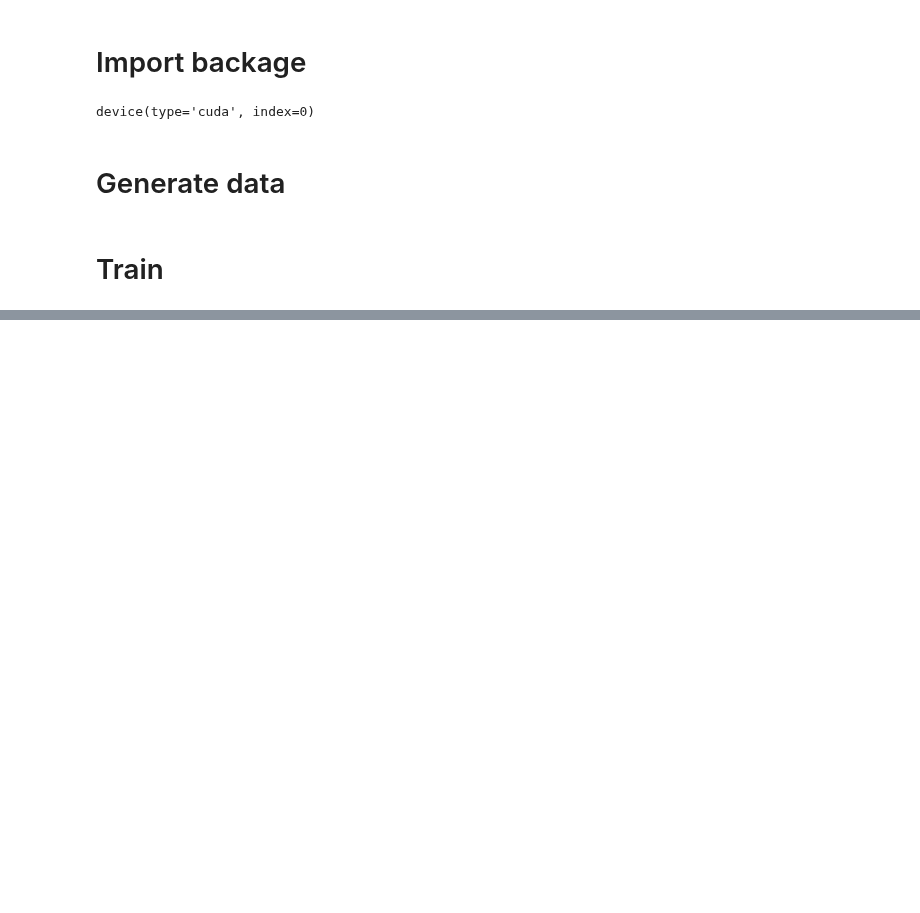
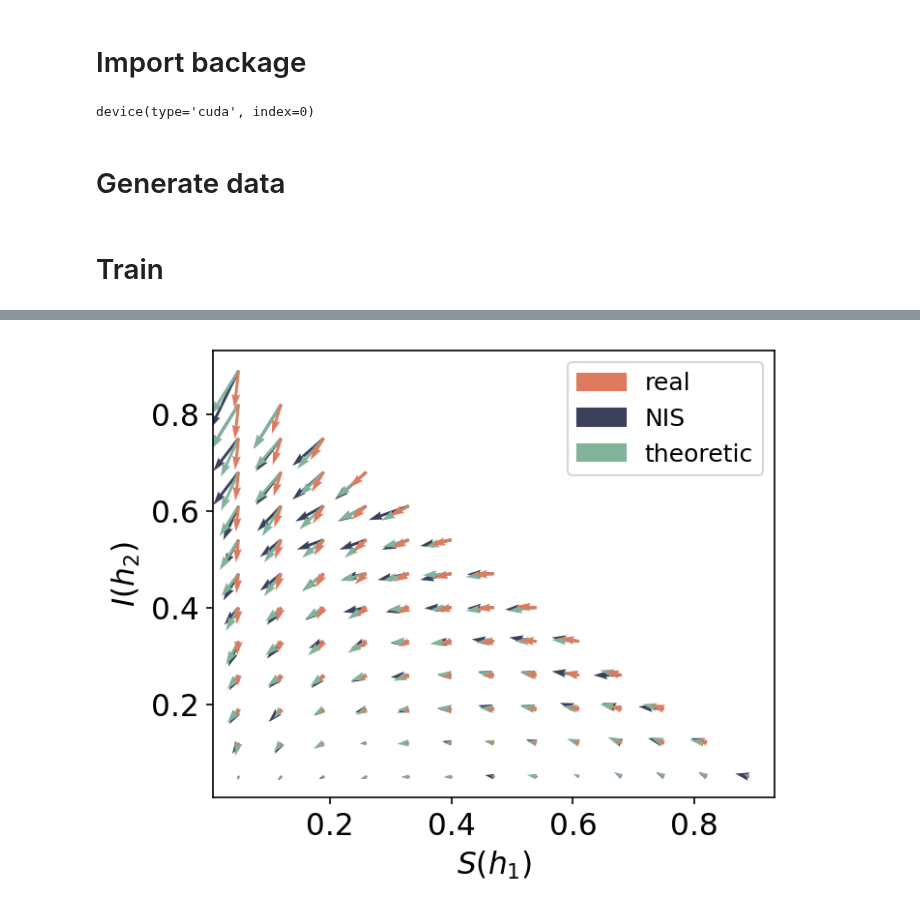
Before and after one commit to Matthew-ymz/Code-for-Finding-emergence-in-data-, a Jupyter notebook: exp/sir/SIR vector field.ipynb, the cells around one changed output, grey strips where cells are left out. Saved outputs shown, nothing was run; the diff lists cells and outputs as text; code cells hidden in the pictures; blank space fills up the shorter version.

```diff
--- a/exp/sir/SIR vector field.ipynb
+++ b/exp/sir/SIR vector field.ipynb
@@ -126,3 +103,35 @@ dd1_nis,dd2_nis=vector_func(net,jac_bool=False)
+# %%
+import matplotlib
+def SIR(s,i,lam=1,miu=0.5):
+    ds=-lam * s * i
+    di=lam * s * i - miu * i
+    return ds, di
+S, I = mesh(0.07)
+dSdt,dIdt = SIR(S,I)
+m=0.1
+dSdt,dIdt=m*dSdt,m*dIdt
+fig,ax = plt.subplots(figsize=(5,4),dpi=150)
+colorlabel = ['#F4F1DE','#DF7A5E','#3C405B','#82B29A','#F2CC8E']
+colors=[colorlabel[2]]*len(S)+[colorlabel[3]]*len(S)+[colorlabel[1]]*len(S)
+S=list(S)+list(S)+list(S)
+I=list(I)+list(I)+list(I)
+dd1_final=list(dd1_nis)+list(dd1_nis_jac)+list(dSdt)
+dd2_final=list(dd2_nis)+list(dd2_nis_jac)+list(dIdt)
+
+quiver = ax.quiver(S, I, dd1_final, dd2_final, width=0.005,color=colors)
+red_patch = matplotlib.patches.Patch(color=colorlabel[1], label='real')
+green_patch = matplotlib.patches.Patch(color=colorlabel[2], label='NIS')
+ran_patch = matplotlib.patches.Patch(color=colorlabel[3], label='theoretic')
+plt.legend(handles=[red_patch, green_patch,ran_patch],loc='best', fontsize=12)
+
+# Set graphic title and axis labels.
+plt.xlabel('$S(h_1)$',fontsize=15)
+plt.ylabel('$I(h_2)$',fontsize=15)
+
+ax.tick_params(labelsize=15)
+plt.show()
+# %% [output]
+[figure, added]
 # %%
 def SIR(s,i,lam=1,miu=0.5):
     ds=-lam * s * i
```
Also changed, not shown: parts of 9 cells of this notebook, 4 other files.
